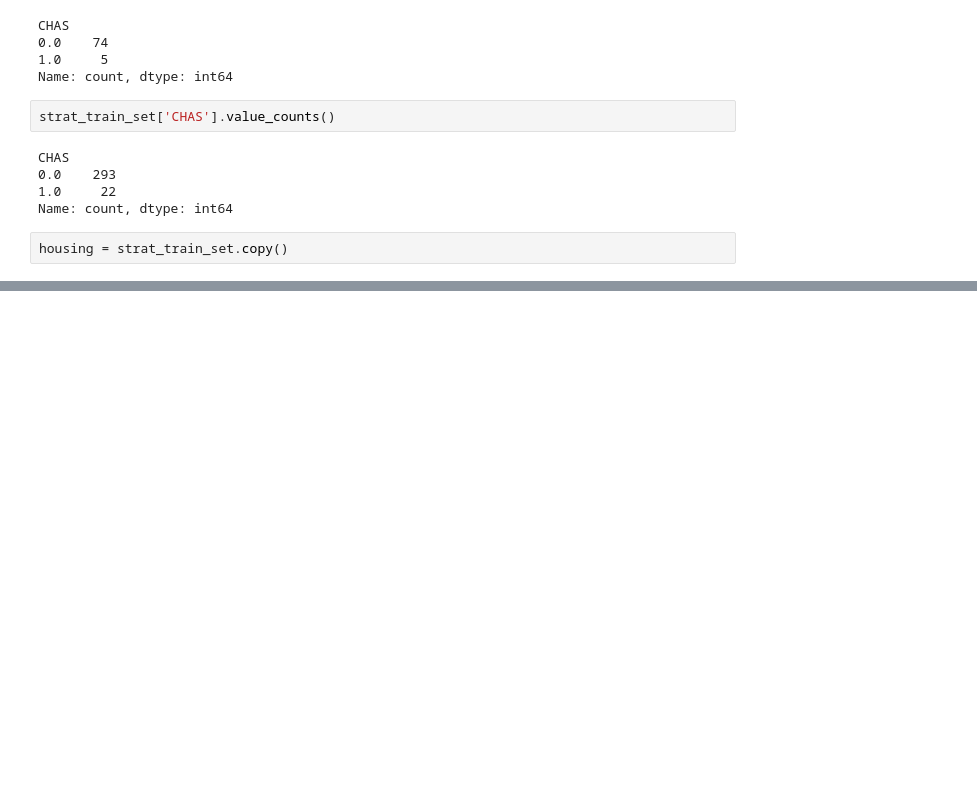
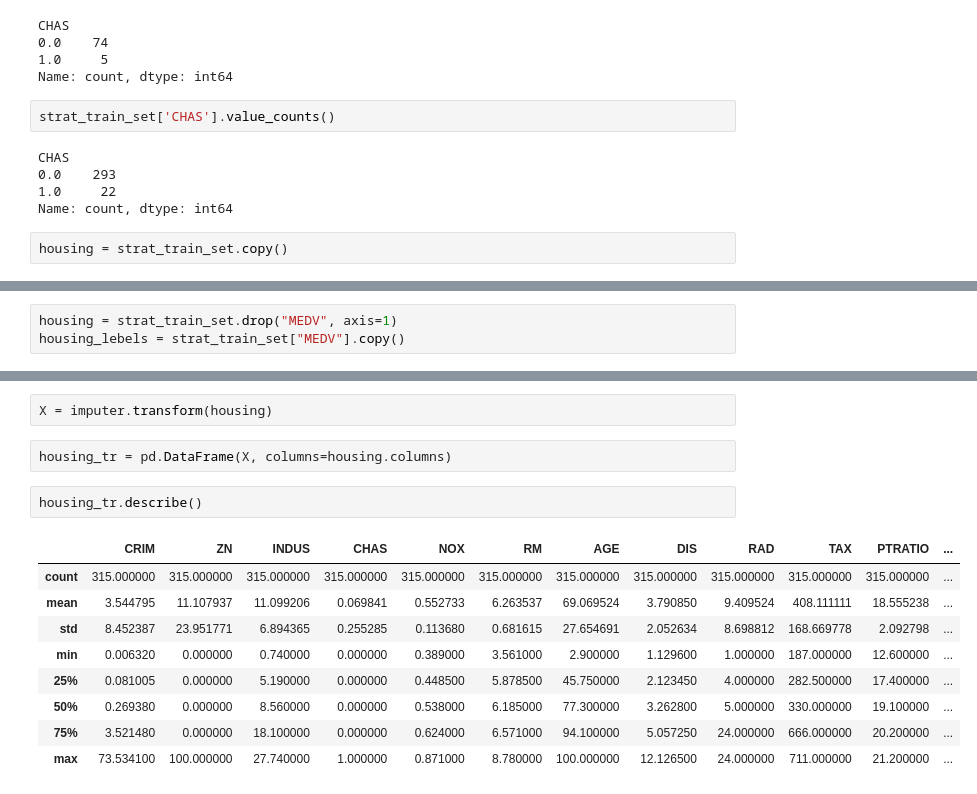
Before and after one commit to ashokrawatt/Real-Estate, a Jupyter notebook: Real Estate.ipynb, the cells around one changed output, grey strips where cells are left out. Cells and saved outputs as stored; diff of their text form; blank space fills up the shorter version.

```diff
--- a/Real Estate.ipynb
+++ b/Real Estate.ipynb
@@ -185,0 +272,3 @@ housing = strat_train_set.copy()
+# %%
+housing = strat_train_set.drop("MEDV", axis=1)
+housing_lebels = strat_train_set["MEDV"].copy()
@@ -185,0 +289,16 @@ housing = strat_train_set.copy()
+# %%
+X = imputer.transform(housing)
+# %%
+housing_tr = pd.DataFrame(X, columns=housing.columns)
+# %%
+housing_tr.describe()
+# %% [output]
+|  | CRIM | ZN | INDUS | CHAS | NOX | RM | AGE | DIS | RAD | TAX | PTRATIO | ... |
+| count | 315.000000 | 315.000000 | 315.000000 | 315.000000 | 315.000000 | 315.000000 | 315.000000 | 315.000000 | 315.000000 | 315.000000 | 315.000000 | ... |
+| mean | 3.544795 | 11.107937 | 11.099206 | 0.069841 | 0.552733 | 6.263537 | 69.069524 | 3.790850 | 9.409524 | 408.111111 | 18.555238 | ... |
+| std | 8.452387 | 23.951771 | 6.894365 | 0.255285 | 0.113680 | 0.681615 | 27.654691 | 2.052634 | 8.698812 | 168.669778 | 2.092798 | ... |
+| min | 0.006320 | 0.000000 | 0.740000 | 0.000000 | 0.389000 | 3.561000 | 2.900000 | 1.129600 | 1.000000 | 187.000000 | 12.600000 | ... |
+| 25% | 0.081005 | 0.000000 | 5.190000 | 0.000000 | 0.448500 | 5.878500 | 45.750000 | 2.123450 | 4.000000 | 282.500000 | 17.400000 | ... |
+| 50% | 0.269380 | 0.000000 | 8.560000 | 0.000000 | 0.538000 | 6.185000 | 77.300000 | 3.262800 | 5.000000 | 330.000000 | 19.100000 | ... |
+| 75% | 3.521480 | 0.000000 | 18.100000 | 0.000000 | 0.624000 | 6.571000 | 94.100000 | 5.057250 | 24.000000 | 666.000000 | 20.200000 | ... |
+| max | 73.534100 | 100.000000 | 27.740000 | 1.000000 | 0.871000 | 8.780000 | 100.000000 | 12.126500 | 24.000000 | 711.000000 | 21.200000 | ... |
```
Also changed, not shown: parts of 12 cells of this notebook.
